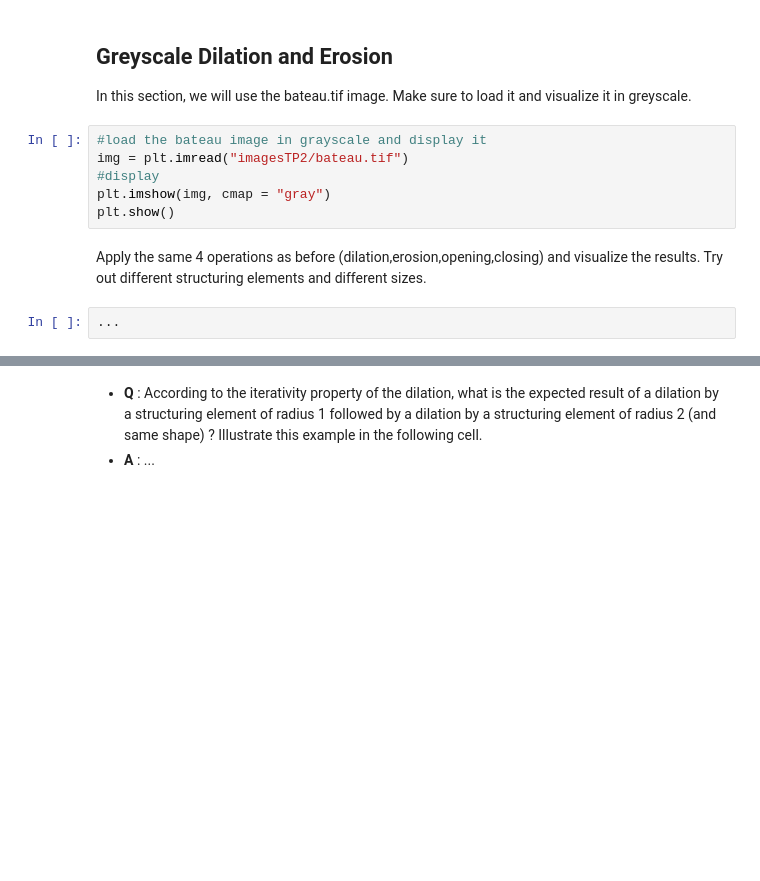
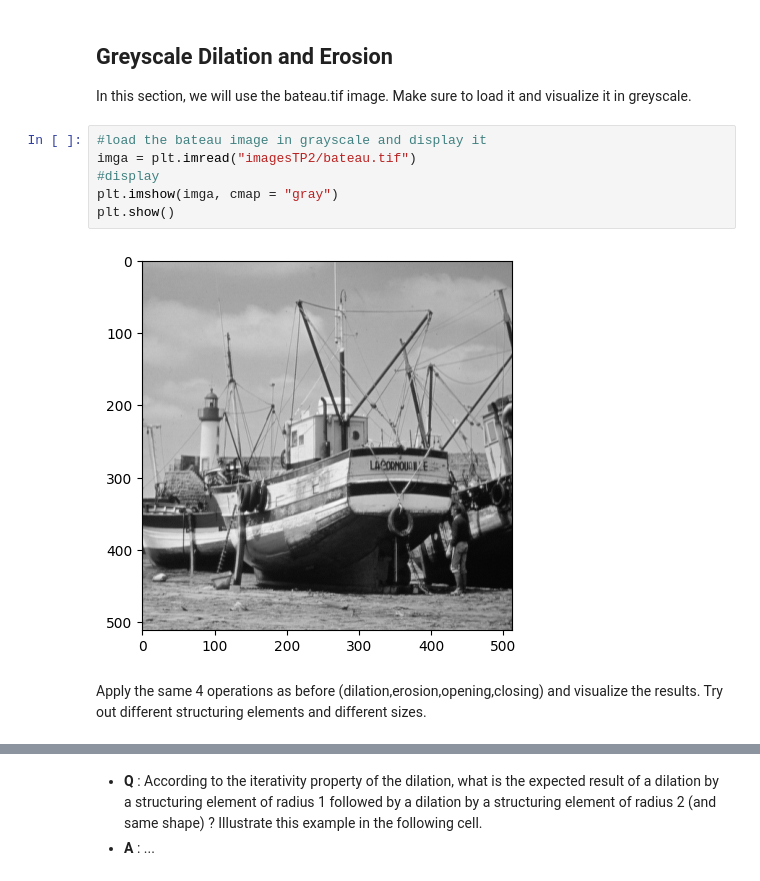
Before and after one commit to Saibot2012/long-exposure-fusion, a Jupyter notebook: pw3_nonlinearfiltering_student.ipynb, the cells around one changed output, grey strips where cells are left out. Cells and saved outputs as stored; diff of their text form; blank space fills up the shorter version.

```diff
--- a/pw3_nonlinearfiltering_student.ipynb
+++ b/pw3_nonlinearfiltering_student.ipynb
@@ -76,11 +97,11 @@ plt.show()
 In this section, we will use the bateau.tif image. Make sure to load it and visualize it in greyscale.
 # %%
 #load the bateau image in grayscale and display it
-img = plt.imread("imagesTP2/bateau.tif")
+imga = plt.imread("imagesTP2/bateau.tif")
 #display
-plt.imshow(img, cmap = "gray")
+plt.imshow(imga, cmap = "gray")
 plt.show()
+# %% [output]
+[figure, added]
 # %% [markdown]
 Apply the same 4 operations as before (dilation,erosion,opening,closing) and visualize the results. Try out different structuring elements and different sizes.
-# %%
-...
```
Also changed, not shown: parts of 10 cells of this notebook.
